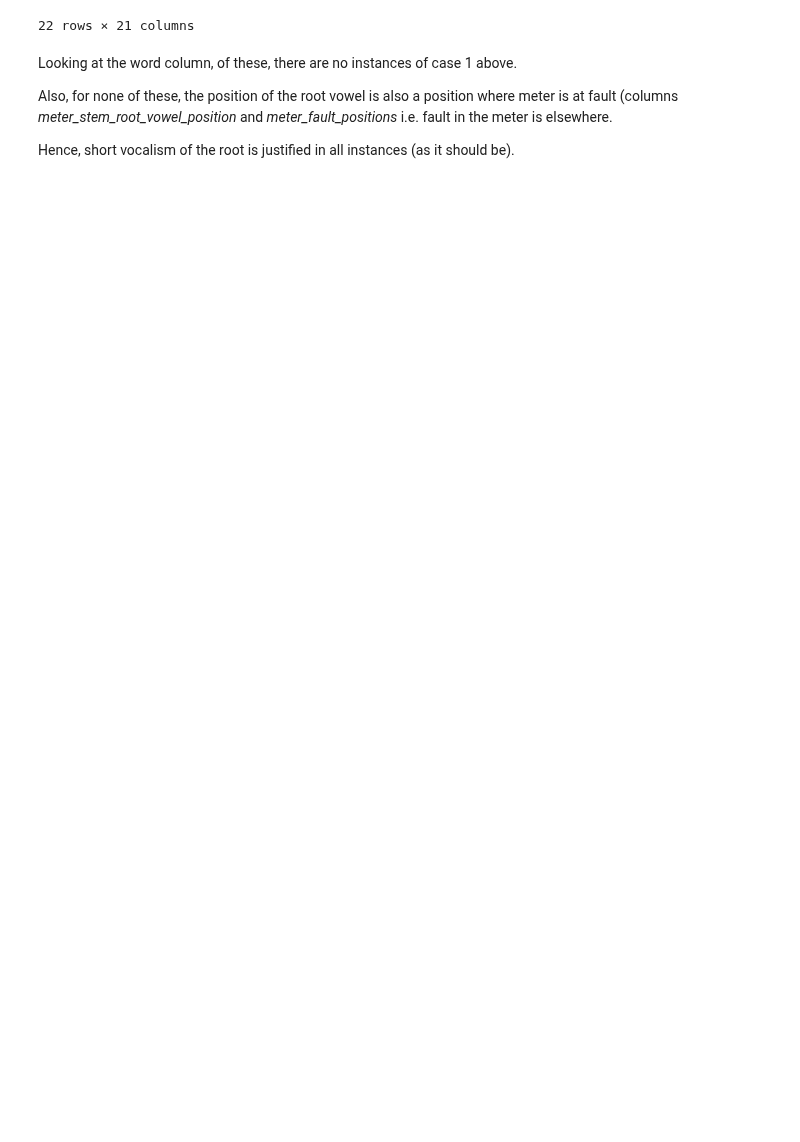
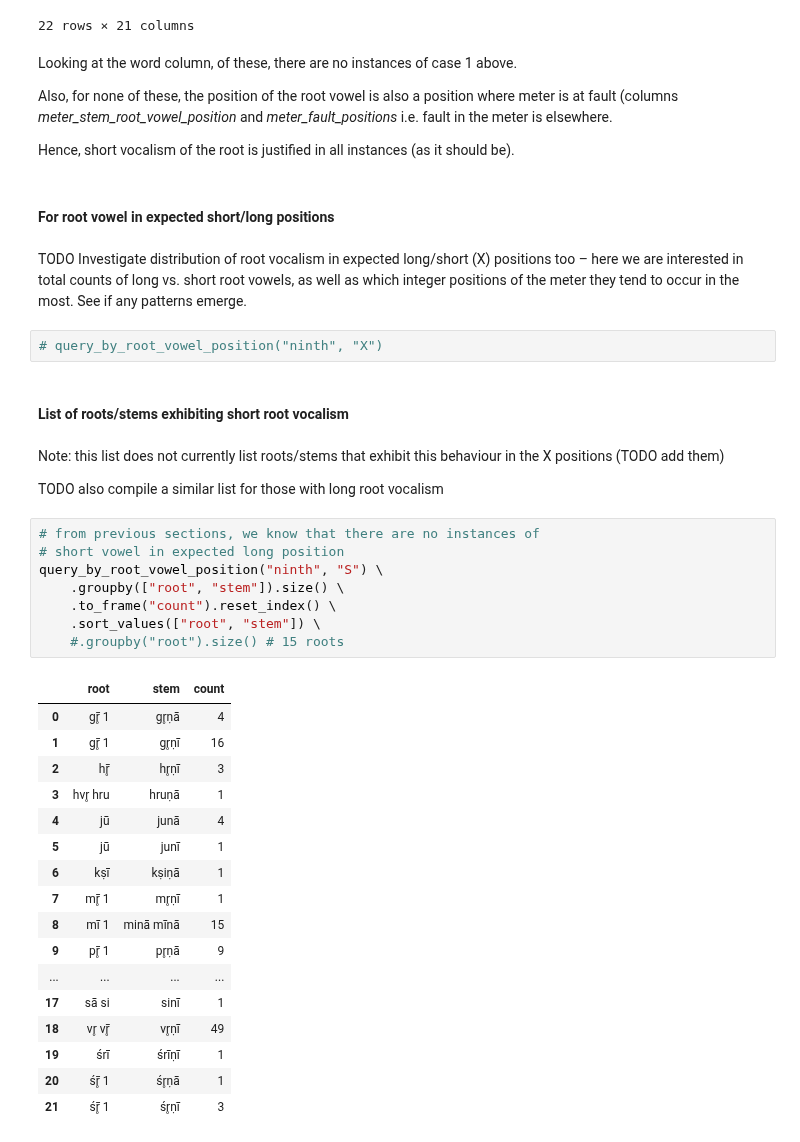
Before and after one commit to anupdhml/sanskrit_ninth_class_meter, a Jupyter notebook: 6_analysis.ipynb, the cells around one changed output. Cells and saved outputs as stored; diff of their text form; blank space fills up the shorter version.

Commit message:
Add analysis section on list of roots/stems exhibiting short root vocalism
Signed-off-by: Anup Dhamala <anupdhml+git@gmail.com>

```diff
--- a/6_analysis.ipynb
+++ b/6_analysis.ipynb
@@ -618,3 +618,41 @@ Looking at the word column, of these, there are no instances of case 1 above.
 Also, for none of these, the position of the root vowel is also a position where meter is at fault (columns *meter_stem_root_vowel_position* and *meter_fault_positions* i.e. fault in the meter is elsewhere.
 
 Hence, short vocalism of the root is justified in all instances (as it should be).
+# %% [markdown]
+#### For root vowel in expected short/long positions
+# %% [markdown]
+TODO Investigate distribution of root vocalism in expected long/short (X) positions too – here we are interested in total counts of long vs. short root vowels, as well as which integer positions of the meter they tend to occur in the most. See if any patterns emerge.
+# %%
+# query_by_root_vowel_position("ninth", "X")
+# %% [markdown]
+#### List of roots/stems exhibiting short root vocalism
+# %% [markdown]
+Note: this list does not currently list roots/stems that exhibit this behaviour in the X positions (TODO add them)
+
+TODO also compile a similar list for those with long root vocalism
+# %%
+# from previous sections, we know that there are no instances of
+# short vowel in expected long position
+query_by_root_vowel_position("ninth", "S") \
+    .groupby(["root", "stem"]).size() \
+    .to_frame("count").reset_index() \
+    .sort_values(["root", "stem"]) \
+    #.groupby("root").size() # 15 roots
+# %% [output]
+|  | root | stem | count |
+| 0 | gr̥̄ 1 | gr̥ṇā | 4 |
+| 1 | gr̥̄ 1 | gr̥ṇī | 16 |
+| 2 | hr̥̄ | hr̥ṇī | 3 |
+| 3 | hvr̥ hru | hruṇā | 1 |
+| 4 | jū | junā | 4 |
+| 5 | jū | junī | 1 |
+| 6 | kṣī | kṣiṇā | 1 |
+| 7 | mr̥̄ 1 | mr̥ṇī | 1 |
+| 8 | mī 1 | minā mīnā | 15 |
+| 9 | pr̥̄ 1 | pr̥ṇā | 9 |
+| ... | ... | ... | ... |
+| 17 | sā si | sinī | 1 |
+| 18 | vr̥ vr̥̄ | vr̥ṇī | 49 |
+| 19 | śrī | śrīṇī | 1 |
+| 20 | śr̥̄ 1 | śr̥ṇā | 1 |
+| 21 | śr̥̄ 1 | śr̥ṇī | 3 |
```
